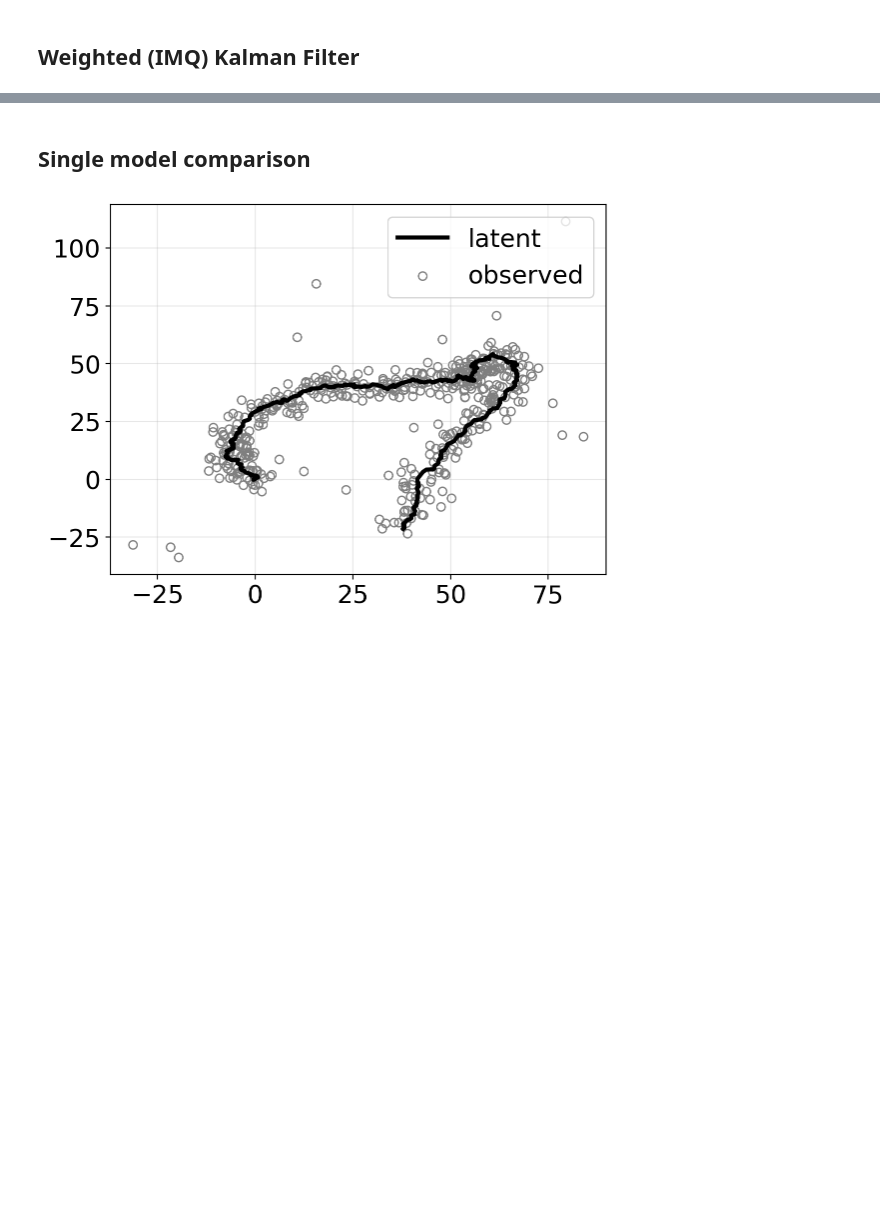
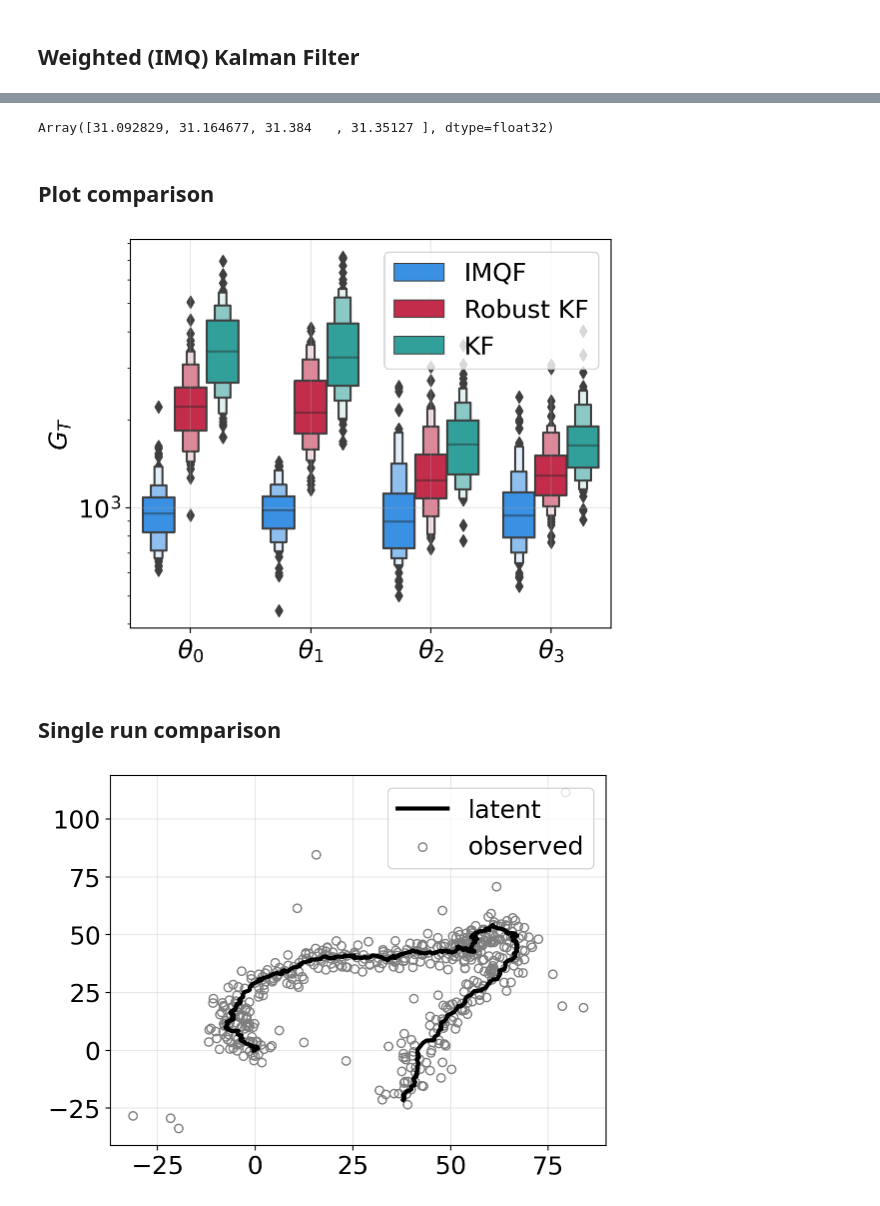
Before and after one commit to gerdm/weighted-likelihood-filter, a Jupyter notebook: experiments/2d-tracking-outlier-covariance.ipynb, the cells around one changed output, grey strips where cells are left out. Saved outputs shown, nothing was run; the diff lists cells and outputs as text; code cells hidden in the pictures; blank space fills up the shorter version.

```diff
--- a/experiments/2d-tracking-outlier-covariance.ipynb
+++ b/experiments/2d-tracking-outlier-covariance.ipynb
@@ -124,0 +151,6 @@ Array([47.93172 , 47.726776, 36.617607, 36.77521 ], dtype=float32)
+# %%
+noise_scaling = bo.max["params"]["noise_scaling"]
+_, hist_bel_rkf_runs = vmap_filter_rkf(noise_scaling, yv, state)
+diff_rkf = jnp.power(hist_bel_rkf_runs - state, 2)
+
+jnp.sqrt(diff_rkf.sum(axis=1)).mean(axis=0)
@@ -194,0 +189,11 @@ plt.savefig("./figures/2d-ssm-comparison-outlier-covariance.pdf")
+# %%
+%%time
+bo = BayesianOptimization(
+    bo_filter_imqf,
+    pbounds={
+        "soft_threshold": (0.01, 100)
+    },
+    random_state=314,
+    verbose=1
+)
+bo.maximize(init_points=20)
@@ -194,0 +212,10 @@ plt.savefig("./figures/2d-ssm-comparison-outlier-covariance.pdf")
+# %%
+soft_threshold = bo.max["params"]["soft_threshold"]
+_, hist_bel_imqf_runs = vmap_filter_imqf(soft_threshold, yv, state)
+diff_imq = jnp.power(hist_bel_imqf_runs - state, 2)
+
+jnp.sqrt(diff_imq.sum(axis=1)).mean(axis=0)
+# %% [output]
+Array([31.092829, 31.164677, 31.384   , 31.35127 ], dtype=float32)
+# %% [markdown]
+## Plot comparison
@@ -195,5 +242,22 @@ plt.savefig("./figures/2d-ssm-comparison-outlier-covariance.pdf")
+# %%
+sns.boxenplot(
+    y="error",
+    x="state",
+    hue="method",
+    data=diff_df,
+    palette=cmap,
+)
+plt.legend()
+plt.xlabel("")
+plt.ylabel("$G_T$")
+plt.grid(alpha=0.3)
+plt.tight_layout()
+plt.yscale("log")
+plt.savefig("./figures/2d-ssm-comparison-outlier-covariance.pdf")
+# %% [output]
+[figure, added]
 # %% [markdown]
-## Single model comparison
+## Single run comparison
 # %%
 i = 1
 latent_i = datasets["latent"][i, :, :2].T
```
Also changed, not shown: parts of 23 cells of this notebook, 1 other file.
